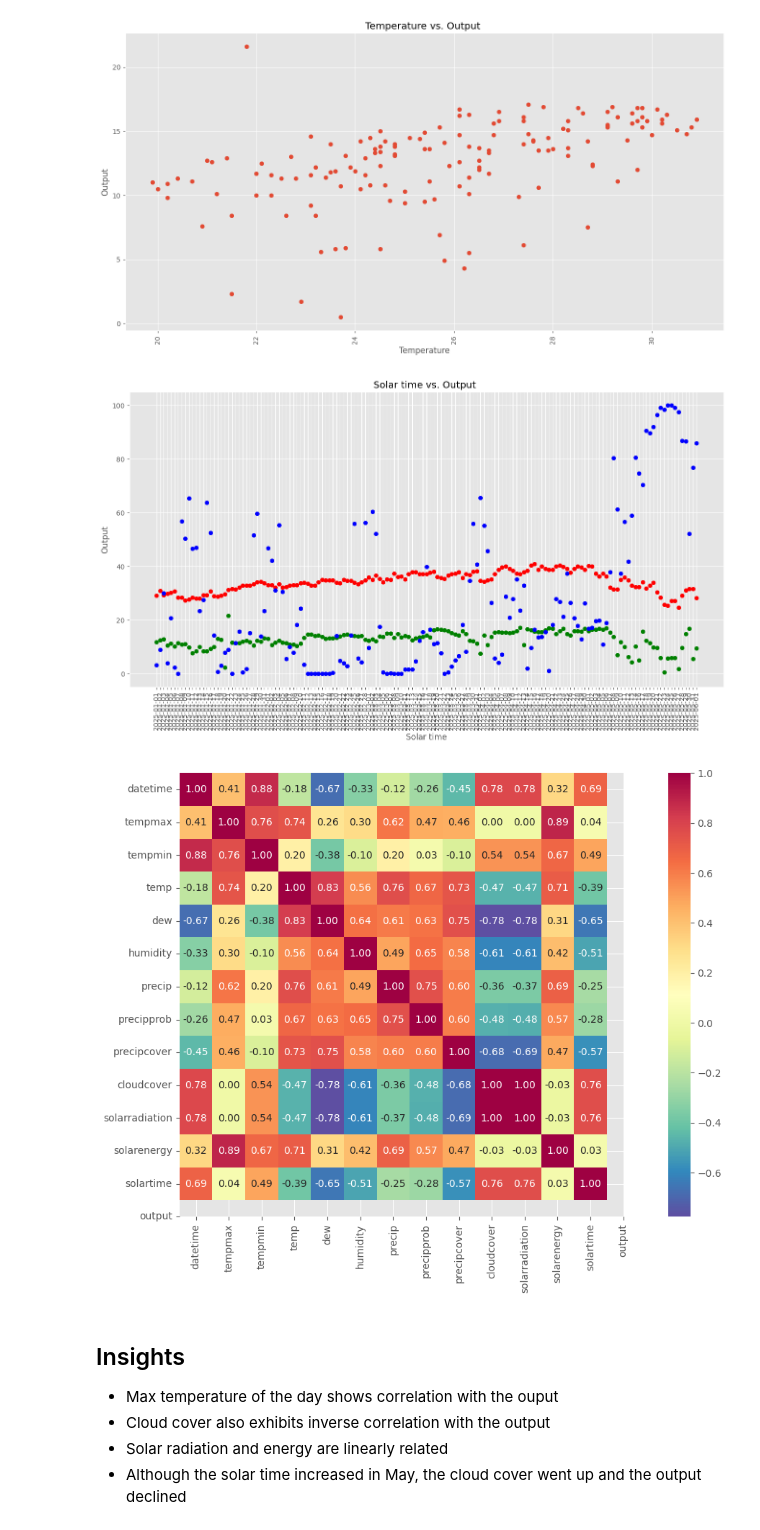
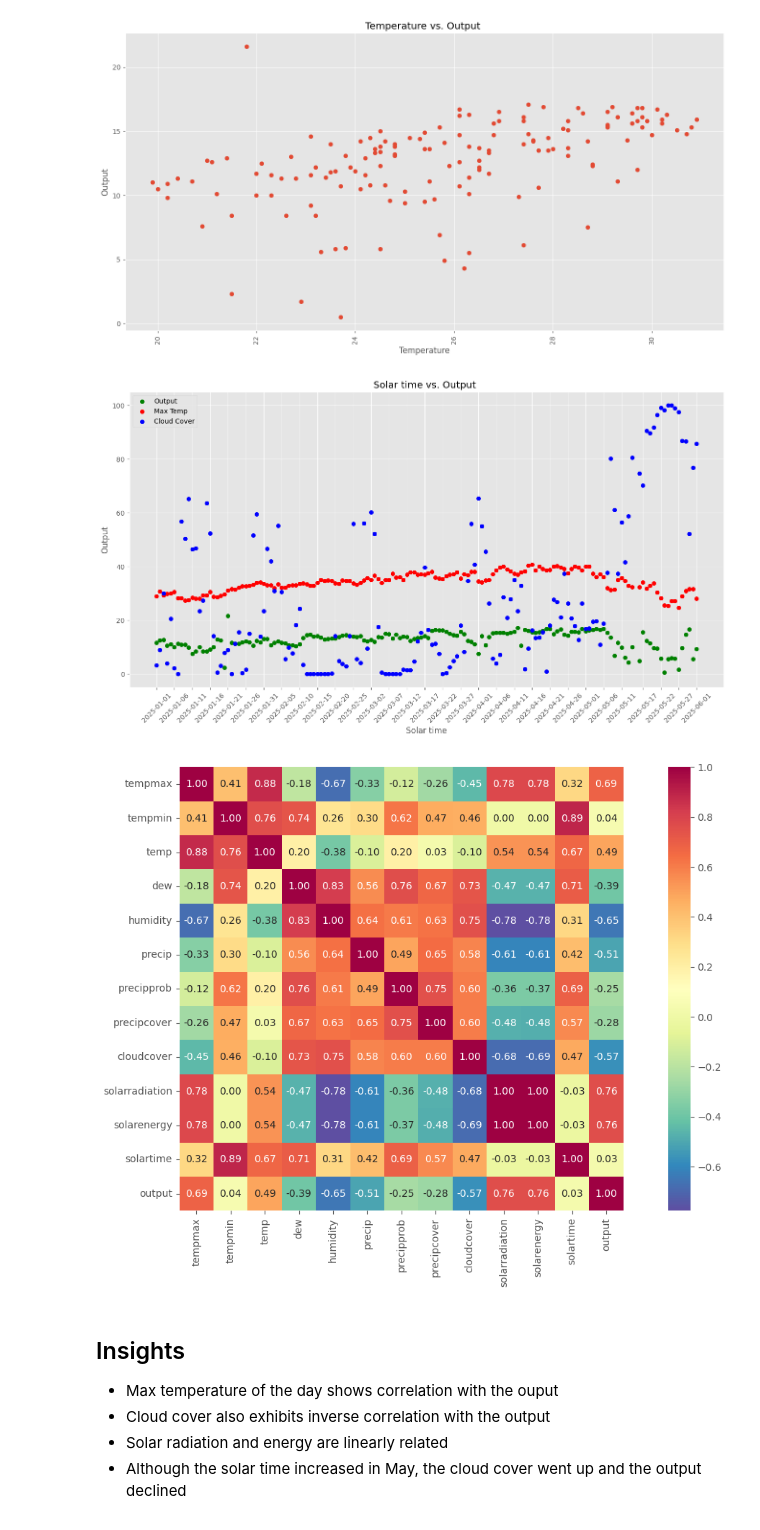
Before and after one commit to sushpath/SolarOutputPredictions, a Jupyter notebook: SolarOpPrediction-LinearRegression.ipynb, the cells around one changed output. Drawn from its saved outputs; the diff is of its cells as text; code cells hidden in the pictures.

```diff
--- a/SolarOpPrediction-LinearRegression.ipynb
+++ b/SolarOpPrediction-LinearRegression.ipynb
@@ -215,35 +190,43 @@ plt.show()
 # %% [output]
 [figure]
 # %%
+from datetime import timedelta
+from matplotlib.dates import date2num
+from matplotlib.ticker import FixedLocator
 #plt.scatter(data_df['solartime'], data_df['output'])
-plt.scatter(data_df['datetime'], data_df['output'], c='green')
-plt.scatter(data_df['datetime'], data_df['tempmax'], c='red')
-plt.scatter(data_df['datetime'], data_df['cloudcover'], c='blue')
+dates = date2num(pd.to_datetime(data_df['datetime']))
+plt.xticks(dates, data_df['datetime'], rotation=45)
+
+plt.scatter(dates, data_df['output'], c='green')
+plt.scatter(dates, data_df['tempmax'], c='red')
+plt.scatter(dates, data_df['cloudcover'], c='blue')
 plt.title(f"Solar time vs. Output ")
+plt.legend(['Output', 'Max Temp', 'Cloud Cover'])
 plt.xlabel(f"Solar time")
-plt.xticks(rotation=90)
+plt.xticks(rotation=45)
+ax = plt.gca()
+ax.xaxis.set_major_locator(FixedLocator(dates[np.arange(0, len(dates), 5)]))  # Show every 5th date
 plt.ylabel("Output")
 plt.show()
 # %% [output]
-[figure, old version]
+[figure, new version]
 # %%
 #sns.pairplot(data_df)
 # %%
-numeric_cols = data_df.select_dtypes(include=[np.number]).columns
-corr_df = data_df[numeric_cols]
+corr_df = data_df.drop(['datetime'], axis=1)
 corrmat = corr_df.corr()
 hm = sns.heatmap(corrmat,
                  cbar=True,
                  annot=True,
                  square=True,
                  fmt='.2f',
                  annot_kws={'size': 10},
-                 yticklabels=data_df.columns,
-                 xticklabels=data_df.columns,
+                 yticklabels=corr_df.columns,
+                 xticklabels=corr_df.columns,
                  cmap="Spectral_r")
 plt.show()
 # %% [output]
-[figure, old version]
+[figure, new version]
 # %% [markdown]
 ## Insights
 - Max temperature of the day shows correlation with the ouput
```
Also changed, not shown: parts of 51 cells of this notebook, 4 other files.
